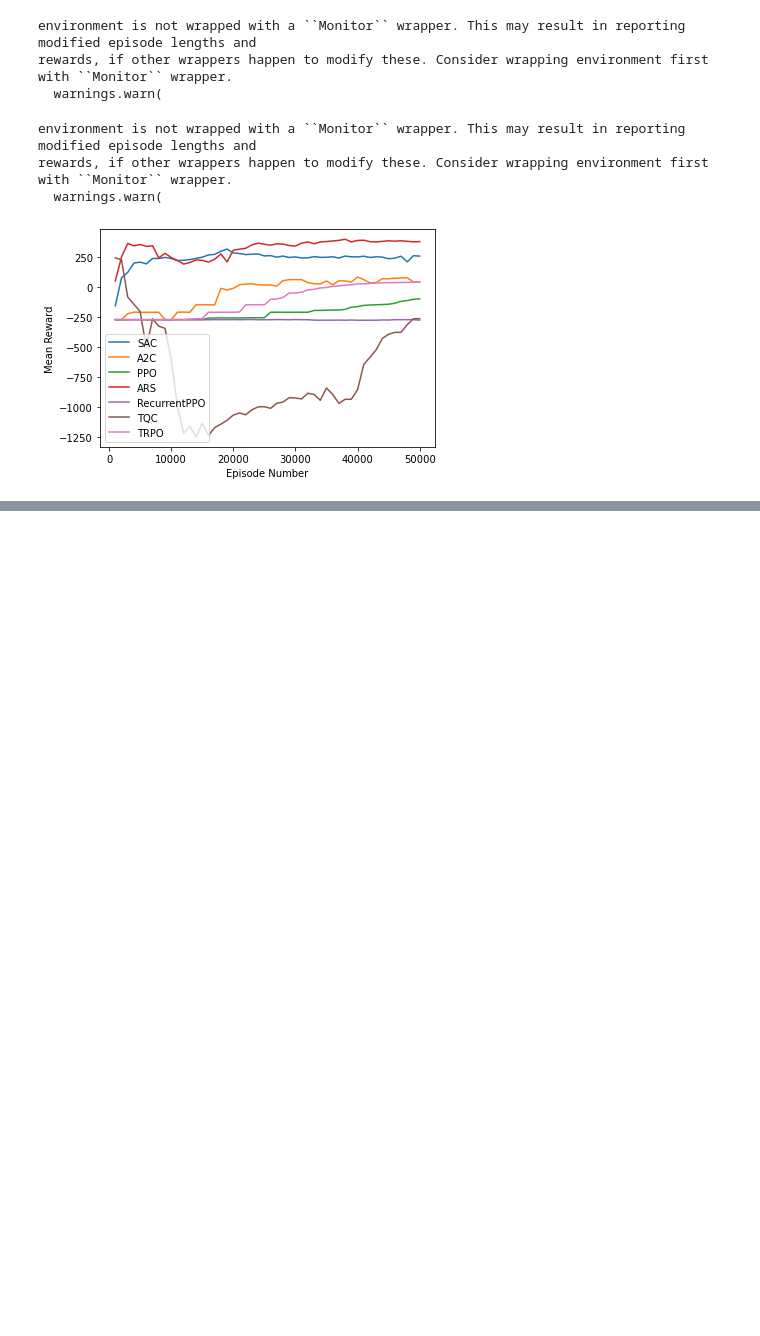
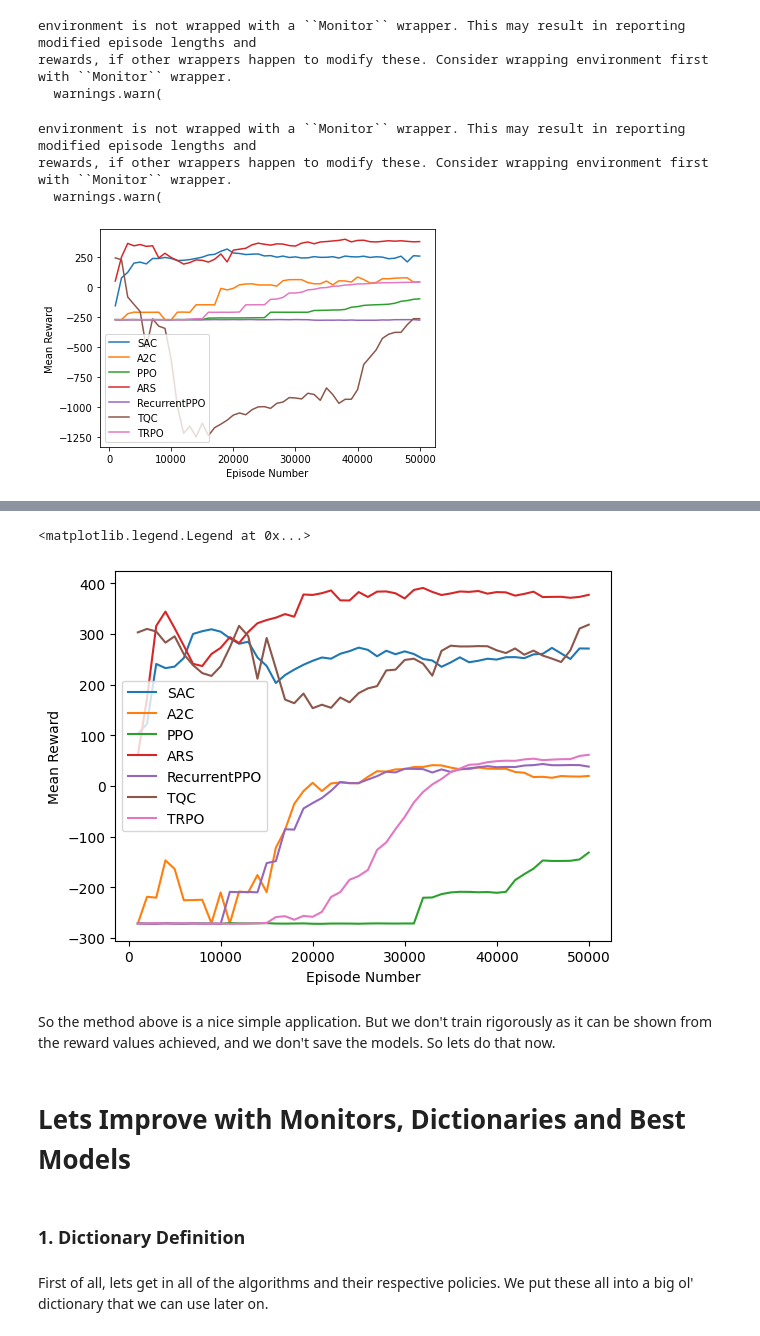
Before and after one commit to nathanhigginbotham/ChainRL, a Jupyter notebook: Useful SB3 Algorithms.ipynb, the cells around one changed output, grey strips where cells are left out. Saved outputs shown, nothing was run; the diff lists cells and outputs as text; code cells hidden in the pictures; blank space fills up the shorter version.

```diff
--- a/Useful SB3 Algorithms.ipynb
+++ b/Useful SB3 Algorithms.ipynb
@@ -146,6 +129,0 @@ mean_reward = np.zeros(50)
-# %%
-# Train the agent for 500,000 steps
-
-for i in tqdm(range(50)):
-    model.learn(total_timesteps=10000, progress_bar=True)
-    mean_reward[i] = evaluate_policy(model, env, n_eval_episodes=100)[0]
@@ -238,0 +142,20 @@ for i in range(4):
+# %%
+plt.figure()
+for i in range(len(alg_names)):
+    a,b,c = PrimitiveEval(alg_names[i], policies[i], 'InvManagement-v1')
+    plt.plot(a,b,label=model_names_strings[i])
+
+plt.xlabel('Episode Number')
+plt.ylabel('Mean Reward')
+plt.legend()
+# %% [output]
+<matplotlib.legend.Legend at 0x...>
+[figure, added]
+# %% [markdown]
+So the method above is a nice simple application. But we don't train rigorously as it can be shown from the reward values achieved, and we don't save the models. So lets do that now.
+# %% [markdown]
+# Lets Improve with Monitors, Dictionaries and Best Models
+# %% [markdown]
+### 1. Dictionary Definition
+# %% [markdown]
+First of all, lets get in all of the algorithms and their respective policies. We put these all into a big ol' dictionary that we can use later on.
```
Also changed, not shown: parts of 32 cells of this notebook.
